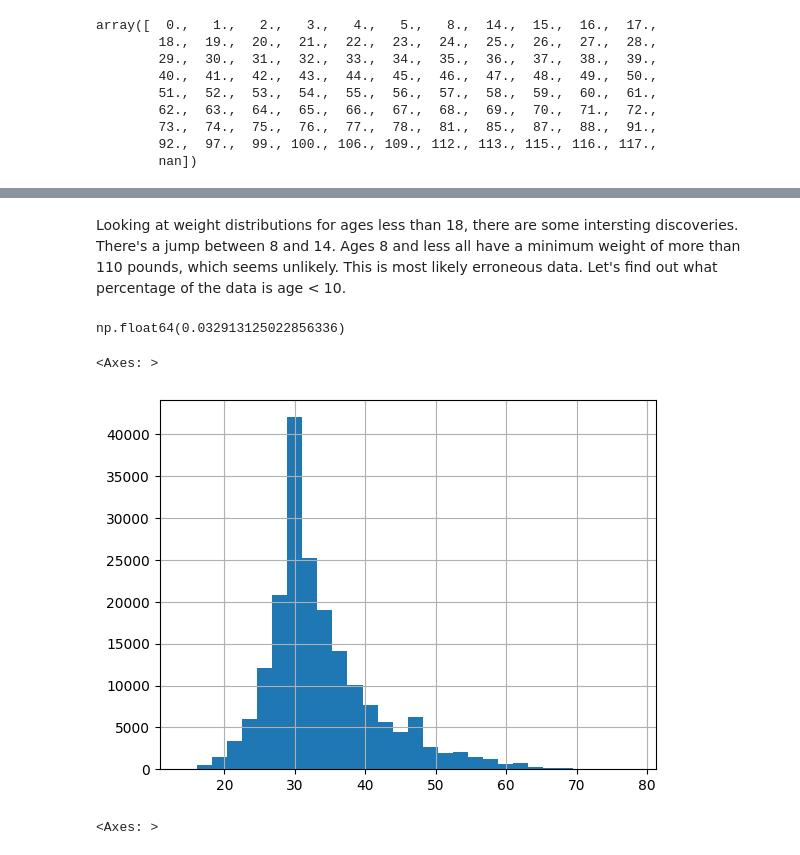
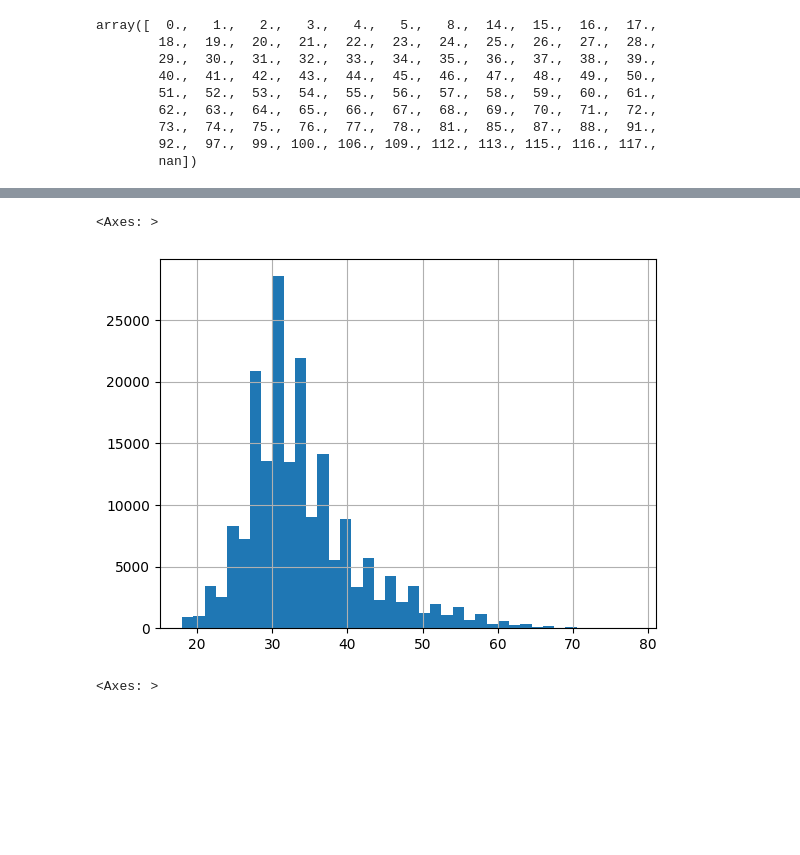
Before and after one commit to kpacker77/CSE158_Assign2, a Jupyter notebook: Assignment2.ipynb, the cells around one changed output, grey strips where cells are left out. Saved outputs shown, nothing was run; the diff lists cells and outputs as text; code cells hidden in the pictures; blank space fills up the shorter version.

```diff
--- a/Assignment2.ipynb
+++ b/Assignment2.ipynb
@@ -315,8 +285,8 @@ df['bust_cup'] = df['bust_cup'].replace('unkown', global_bustcup_mode)
 # Below 30 and above 42 are deemed outliers
 df = df[df['bust_band'].between(30, 42)]
 
-# Filter out entries with cup size h,i, and j
-valid_cups = set(['aa','a','b','c','d','d+','dd','ddd/e','f','g'])
+# Filter out cup size i
+valid_cups = set(['aa','a','b','c','d','d+','dd','ddd/e','f','g','h'])
 df = df[df['bust_cup'].str.lower().isin(valid_cups)]
 # %%
 df = df.drop(columns=['bust size'])
@@ -339,19 +293,3 @@ Right off the bat, we see the are likely erroneous/non-clothing entries like **'
-# %%
-# List of invalid categories
-invalid_categories = ['for', 'print', 'combo']
-
-# Keep only rows where 'category' is NOT in the invalid list
-df = df[~df['category'].isin(invalid_categories)]
-
-#Combine categories that are likely duplicates
-df['category'] = df['category'].replace({
-    'pant': 'pants',
-    'legging': 'leggings',
-    'skirts': 'skirt',
-    't-shirt': 'tee',
-    'culotte': 'culottes',
-    'sweatershirt': 'sweatshirt'
-})
 # %%
 df['body type'] = df.groupby(['size', 'bust_band','height'])['body type'].transform(
     lambda x: x.fillna(x.mode()[0] if not x.mode().empty else 'unknown')
@@ -401,9 +338,5 @@ plt.show()
-# %% [markdown]
-Looking at weight distributions for ages less than 18, there are some intersting discoveries. There's a jump between 8 and 14. Ages 8 and less all have a minimum weight of more than 110 pounds, which seems unlikely. This is most likely erroneous data. Let's find out what percentage of the data is age < 10.
-# %%
-(df['age'] < 10).sum()/df.shape[0] *100
-# %% [output]
-np.float64(0.032913125022856336)
+# %%
+df.loc[(df['age'] < 18) | (df['age'] > 80), 'age'] = np.nan
 # %%
 """
 Entries with age missing (960) are less than 1% of the total data. Imputing with median or mode
@@ -412,14 +345,11 @@ to be a better way to deal with the missing data, so recommend dropping missing
 age values.
 """
 df = df[df['age'].notna()]
-# %%
-# Keep only entries with 14 <= age <= 80
-df = df[(df['age'] >= 14) & (df['age'] <= 80)]
 # %%
-df['age'].hist(bins=30)
+df['age'].hist(bins=40)
 # %% [output]
 <Axes: >
-[figure, old version]
+[figure, new version]
 # %%
 """
 Height is also difficult to impute since size, weight, body type, and bust are more
```
Also changed, not shown: parts of 44 cells of this notebook.
